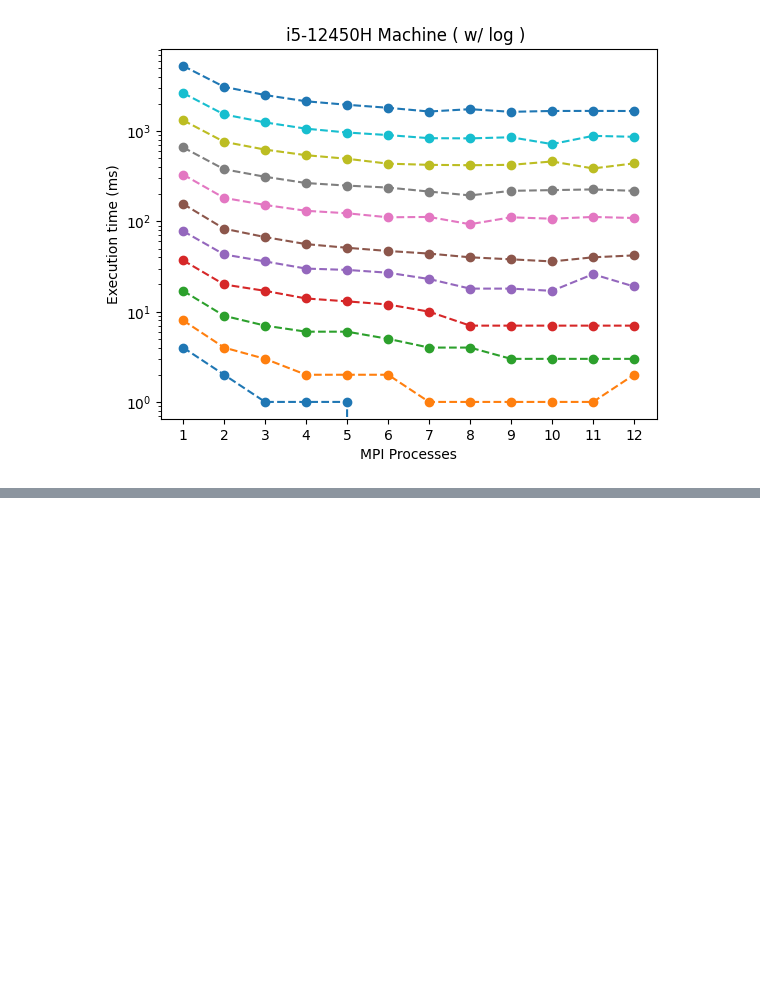
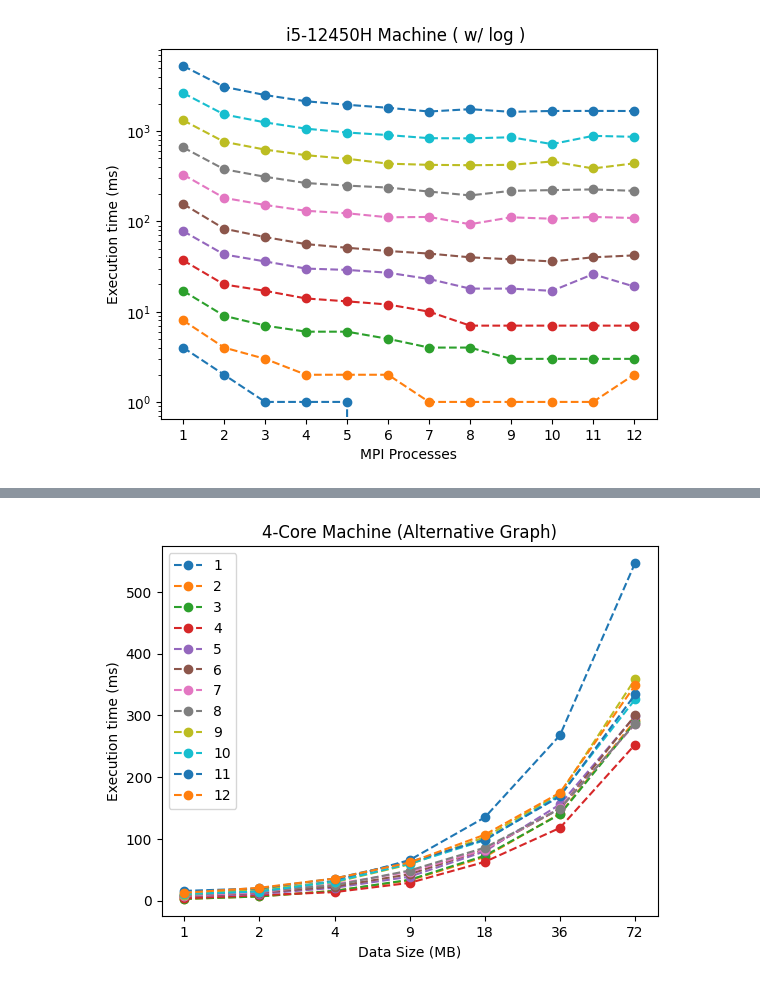
Before and after one commit to AndrejFinki/ECG_Parallel_Compression, a Jupyter notebook: src/visualize.ipynb, the cells around one changed output, grey strips where cells are left out. Saved outputs shown, nothing was run; the diff lists cells and outputs as text; code cells hidden in the pictures; blank space fills up the shorter version.

```diff
--- a/src/visualize.ipynb
+++ b/src/visualize.ipynb
@@ -82,0 +142,4 @@ display_results_log( data_i5_12450H, 'i5-12450H Machine ( w/ log ) ' )
+# %%
+display_results_transposed( tr_data_4core, "4-Core Machine (Alternative Graph)" )
+# %% [output]
+[figure, added]
```
Also changed, not shown: parts of 9 cells of this notebook, 8 other files.
